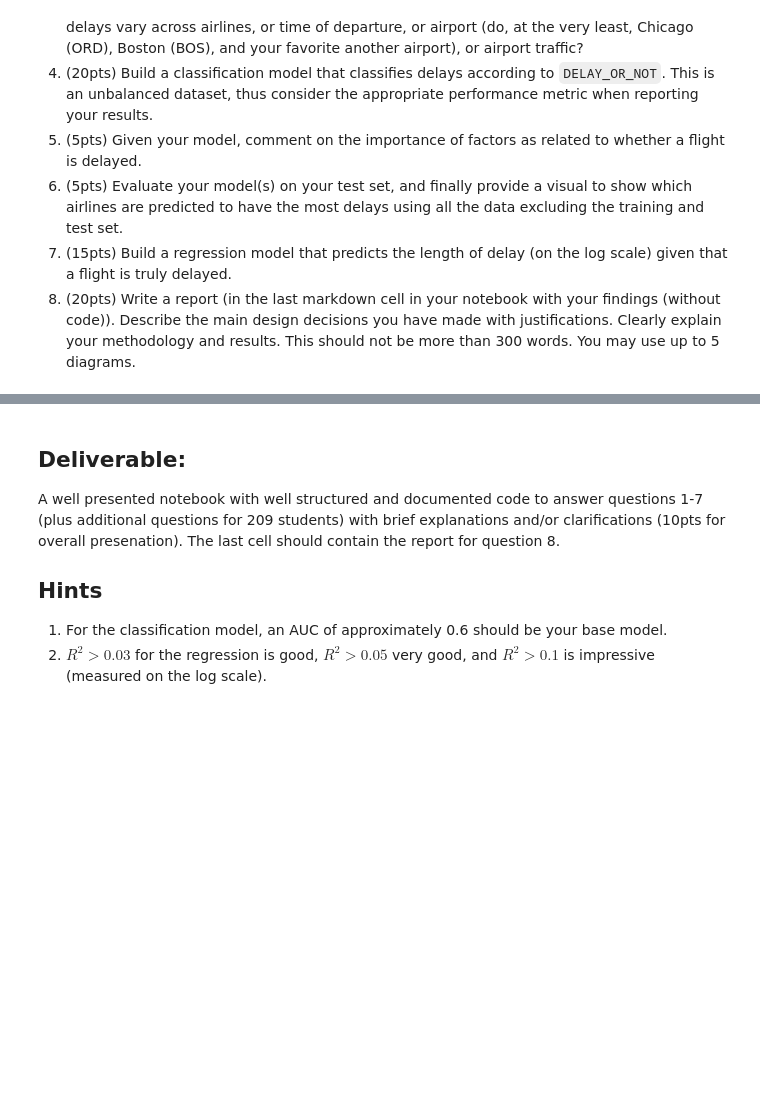
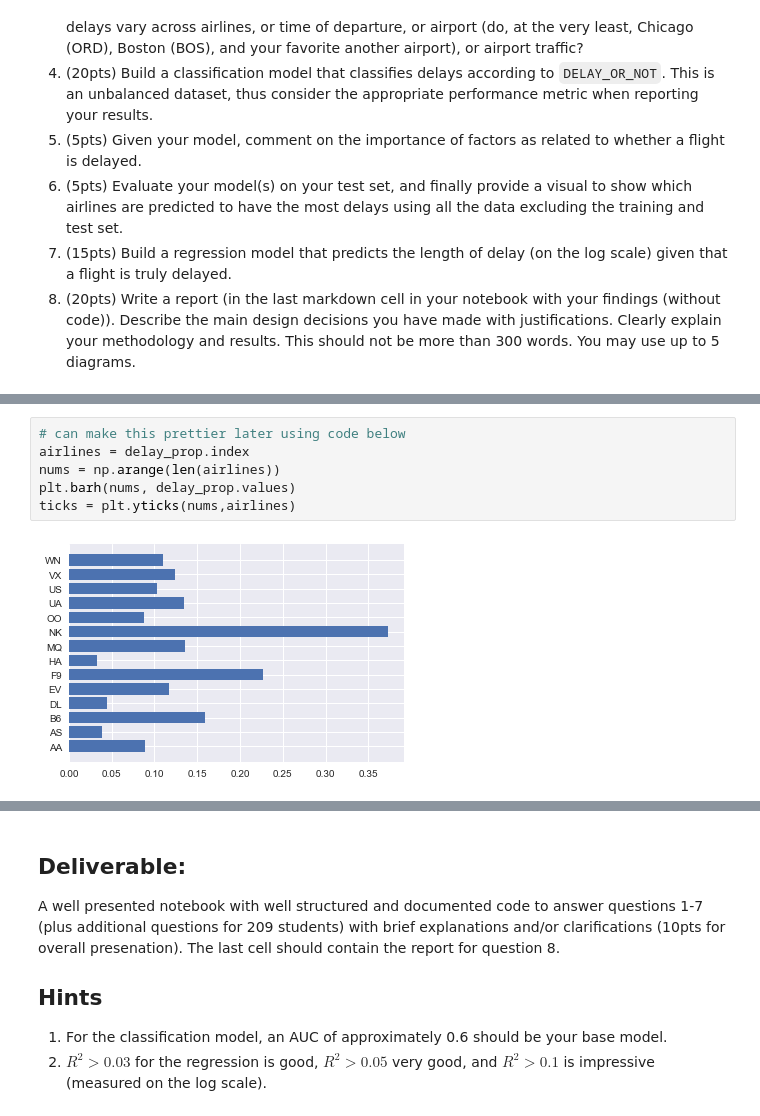
Before and after one commit to Jchea15/a-2017, a Jupyter notebook: cs109a_midterm_2017.ipynb, the cells around one changed output, grey strips where cells are left out. Saved outputs shown, nothing was run; the diff lists cells and outputs as text; blank space fills up the shorter version.

```diff
--- a/cs109a_midterm_2017.ipynb
+++ b/cs109a_midterm_2017.ipynb
@@ -82,0 +272,8 @@ This is a large dataset; think of strategies on how to solve this problem. Creat
+# %%
+# can make this prettier later using code below
+airlines = delay_prop.index
+nums = np.arange(len(airlines))
+plt.barh(nums, delay_prop.values)
+ticks = plt.yticks(nums,airlines)
+# %% [output]
+[figure, added]
```
Also changed, not shown: parts of 24 cells of this notebook.
